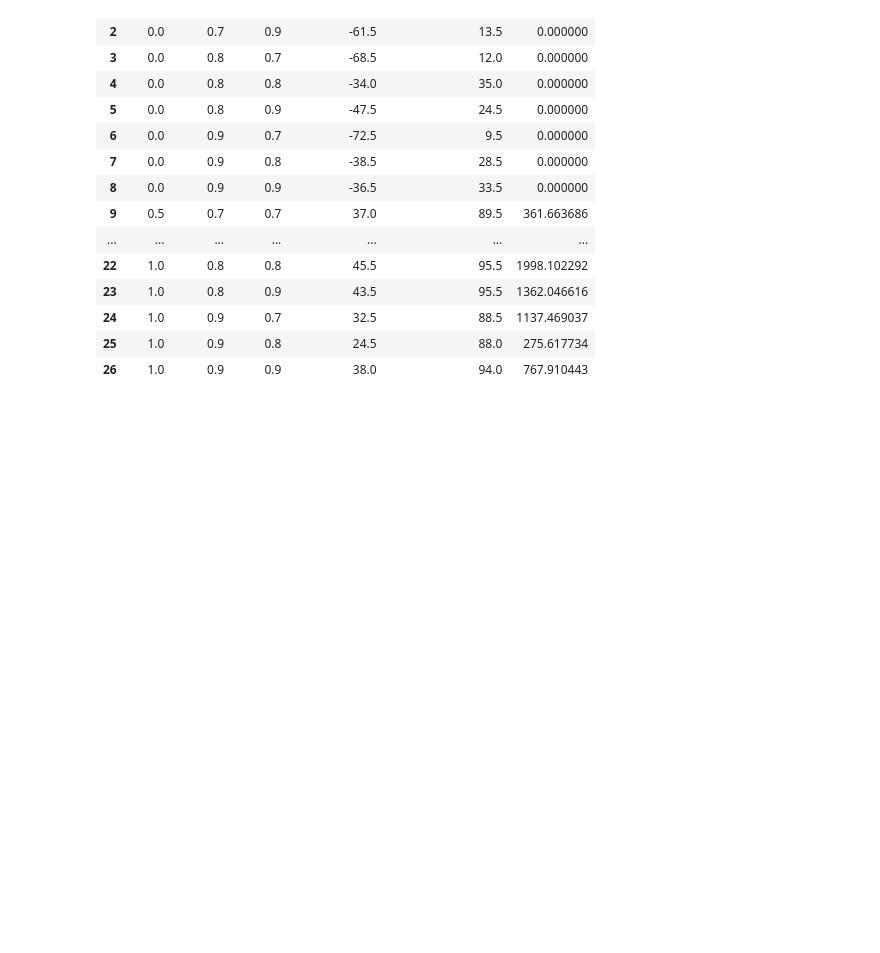
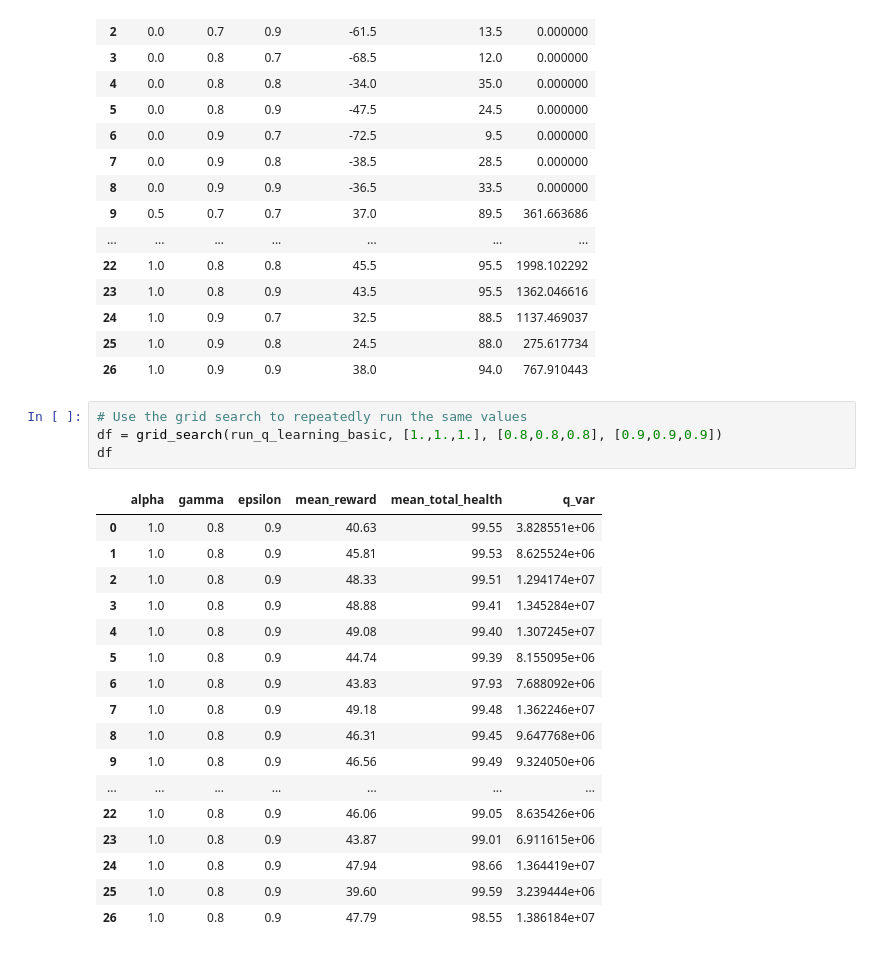
Before and after one commit to SL477/DRL-coursework, a Jupyter notebook: notebook.ipynb, the cells around one changed output. Drawn from its saved outputs; the diff is of its cells as text; blank space fills up the shorter version.

```diff
--- a/notebook.ipynb
+++ b/notebook.ipynb
@@ -237,3 +237,25 @@ grid_search(run_q_learning_basic, alphas, gammas, epsilons, num_episodes=20)
 | 24 | 1.0 | 0.9 | 0.7 | 32.5 | 88.5 | 1137.469037 |
 | 25 | 1.0 | 0.9 | 0.8 | 24.5 | 88.0 | 275.617734 |
 | 26 | 1.0 | 0.9 | 0.9 | 38.0 | 94.0 | 767.910443 |
+# %%
+# Use the grid search to repeatedly run the same values
+df = grid_search(run_q_learning_basic, [1.,1.,1.], [0.8,0.8,0.8], [0.9,0.9,0.9])
+df
+# %% [output]
+|  | alpha | gamma | epsilon | mean_reward | mean_total_health | q_var |
+| 0 | 1.0 | 0.8 | 0.9 | 40.63 | 99.55 | 3.828551e+06 |
+| 1 | 1.0 | 0.8 | 0.9 | 45.81 | 99.53 | 8.625524e+06 |
+| 2 | 1.0 | 0.8 | 0.9 | 48.33 | 99.51 | 1.294174e+07 |
+| 3 | 1.0 | 0.8 | 0.9 | 48.88 | 99.41 | 1.345284e+07 |
+| 4 | 1.0 | 0.8 | 0.9 | 49.08 | 99.40 | 1.307245e+07 |
+| 5 | 1.0 | 0.8 | 0.9 | 44.74 | 99.39 | 8.155095e+06 |
+| 6 | 1.0 | 0.8 | 0.9 | 43.83 | 97.93 | 7.688092e+06 |
+| 7 | 1.0 | 0.8 | 0.9 | 49.18 | 99.48 | 1.362246e+07 |
+| 8 | 1.0 | 0.8 | 0.9 | 46.31 | 99.45 | 9.647768e+06 |
+| 9 | 1.0 | 0.8 | 0.9 | 46.56 | 99.49 | 9.324050e+06 |
+| ... | ... | ... | ... | ... | ... | ... |
+| 22 | 1.0 | 0.8 | 0.9 | 46.06 | 99.05 | 8.635426e+06 |
+| 23 | 1.0 | 0.8 | 0.9 | 43.87 | 99.01 | 6.911615e+06 |
+| 24 | 1.0 | 0.8 | 0.9 | 47.94 | 98.66 | 1.364419e+07 |
+| 25 | 1.0 | 0.8 | 0.9 | 39.60 | 99.59 | 3.239444e+06 |
+| 26 | 1.0 | 0.8 | 0.9 | 47.79 | 98.55 | 1.386184e+07 |
```
Also changed, not shown: parts of 1 cell of this notebook, 2 other files.
